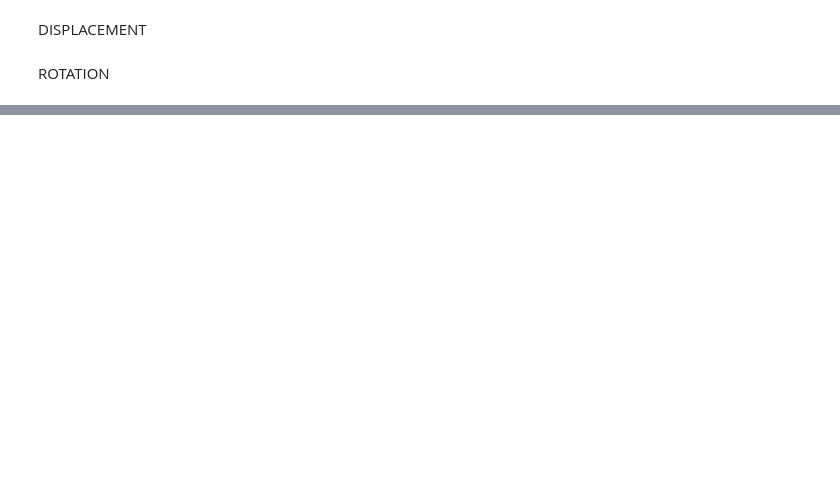
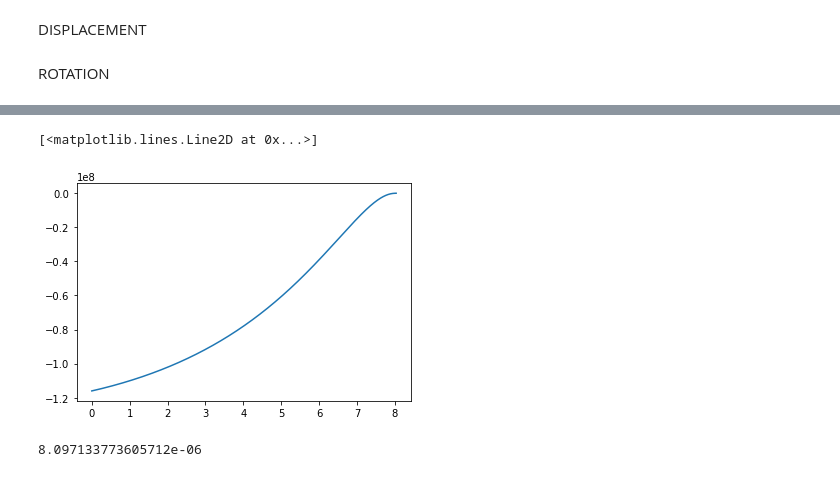
Before and after one commit to LucaDissel/Workpackage4-5, a Jupyter notebook: Main.ipynb, the cells around one changed output, grey strips where cells are left out. Drawn from its saved outputs; the diff is of its cells as text; code cells hidden in the pictures; blank space fills up the shorter version.

```diff
--- a/Main.ipynb
+++ b/Main.ipynb
@@ -487,12 +508,12 @@ t_2 = t(2, 2)
 t_1 = t(1, 1)
 stringer_u1 = Stringer(50, 0.3, 4)
 stringer_u2 = Stringer(50, 0.4, 4)
-stringer_u3 = Stringer(50, 0.5, 4)
-stringer_l1 = Stringer(50, 0.4, 4)
-stringers = [stringer_u1, stringer_u2, stringer_u3, stringer_l1]
+# stringer_u3 = Stringer(50, 0.5, 4)
+# stringer_l1 = Stringer(50, 0.4, 4)
+stringers = [stringer_u1, stringer_u2]#, stringer_u3, stringer_l1]
 
-wingbox_iteration_1_stringer = WingBox(0.2, t_1, 0.6, t_1, t_1, t_1, stringers=stringers)
+wingbox_iteration_1_stringer = WingBox(0.2, t_5, 0.6, t_5, t_5, t_5, stringers=stringers, ribs=[0, 1, 2, 3, b2])
 
-wingbox_iteration_1 = WingBox(0.2, t_1, 0.6, t_1, t_1, t_1)
+wingbox_iteration_1 = WingBox(0.2, t(25, 3), 0.6, t(25, 3), t(25, 3), t(25, 3), ribs=[0, 1, 2, 3, 4, 5, 6, 7, b2])
 wingbox_iteration_2 = WingBox(0.2, t(2,1), 0.6, t(2,1), t(3,1), t(3,1))
 # %%
@@ -499,0 +546,10 @@ wingbox_iteration_4 = WingBox(0.15, t_2, 0.6, t_2, t_2, t_2, middle_spar_x=0.35,
+# %%
+stress = M(y) * chord(y) * 0.05 / wingbox_iteration_1.I_xx(y)
+plt.plot(y, stress)
+# %% [output]
+[<matplotlib.lines.Line2D at 0x...>]
+[figure, added]
+# %%
+wingbox_iteration_1.I_xx(4)
+# %% [output]
+8.097133773605712e-06
```
Also changed, not shown: parts of 6 cells of this notebook.
